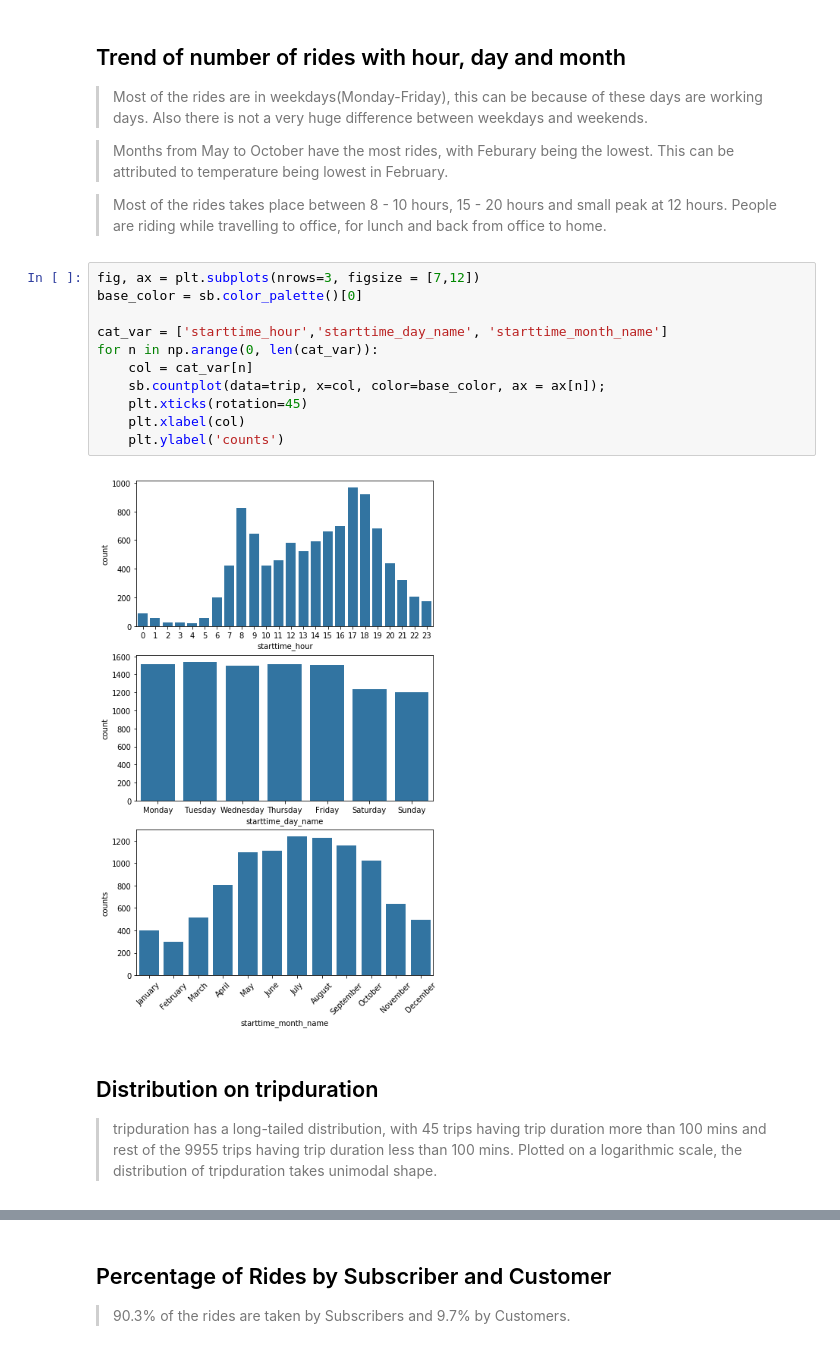
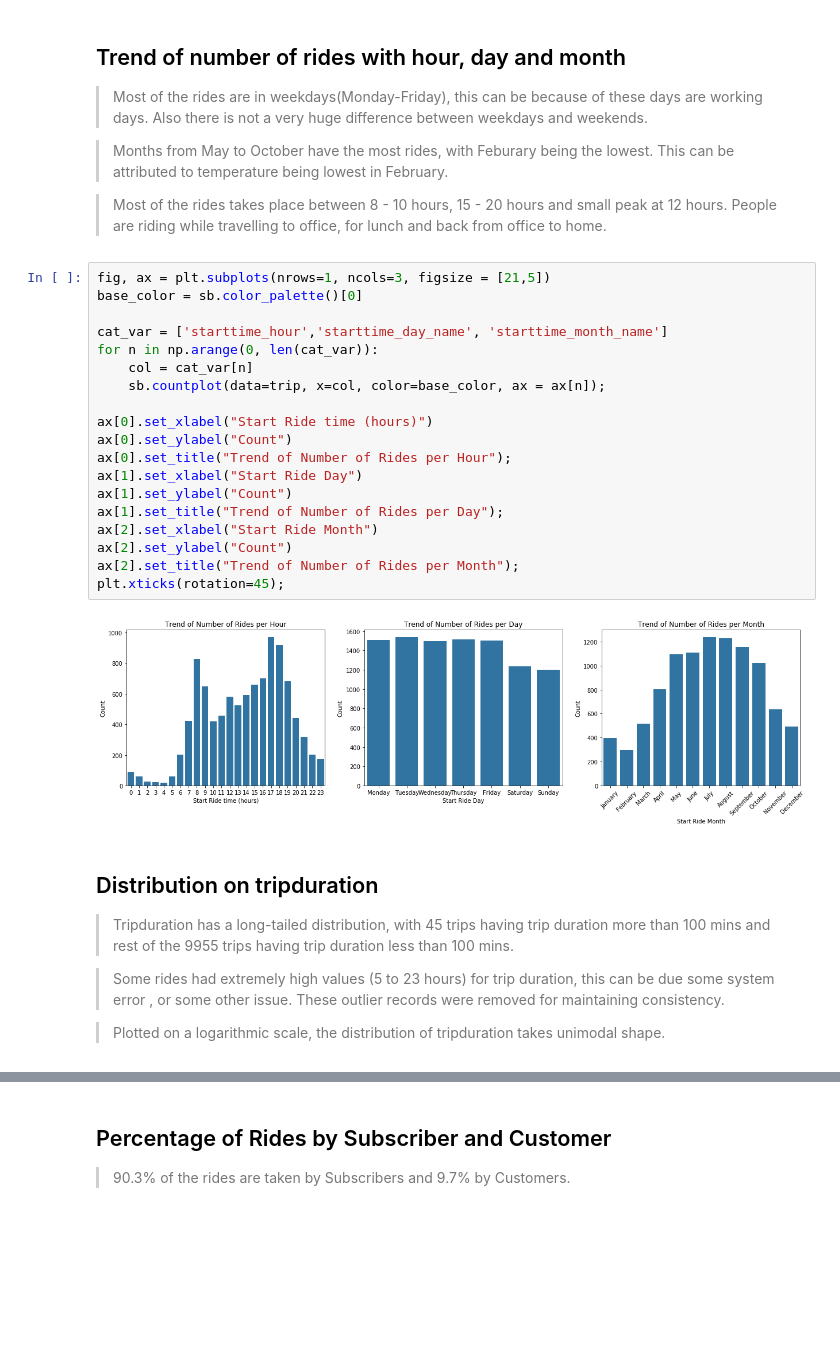
Before and after one commit to Manju-Saini/City-Bike-Data-Analysis-Visualization-Project, a Jupyter notebook: slide_deck_trip_data_new_york.ipynb, the cells around one changed output, grey strips where cells are left out. Cells and saved outputs as stored; diff of their text form; blank space fills up the shorter version.

```diff
--- a/slide_deck_trip_data_new_york.ipynb
+++ b/slide_deck_trip_data_new_york.ipynb
@@ -71,20 +71,32 @@ trip['tripduration_min'] = trip.tripduration/60
 
 > Most of the rides takes place between 8 - 10 hours, 15 - 20 hours and small peak at 12 hours. People are riding while travelling to office, for lunch and back from office to home.
 # %%
-fig, ax = plt.subplots(nrows=3, figsize = [7,12])
+fig, ax = plt.subplots(nrows=1, ncols=3, figsize = [21,5])
 base_color = sb.color_palette()[0]
 
 cat_var = ['starttime_hour','starttime_day_name', 'starttime_month_name']
 for n in np.arange(0, len(cat_var)):
     col = cat_var[n]
     sb.countplot(data=trip, x=col, color=base_color, ax = ax[n]);
-    plt.xticks(rotation=45)
-    plt.xlabel(col)
-    plt.ylabel('counts')
+
+ax[0].set_xlabel("Start Ride time (hours)")
+ax[0].set_ylabel("Count")
+ax[0].set_title("Trend of Number of Rides per Hour");
+ax[1].set_xlabel("Start Ride Day")
+ax[1].set_ylabel("Count")
+ax[1].set_title("Trend of Number of Rides per Day");
+ax[2].set_xlabel("Start Ride Month")
+ax[2].set_ylabel("Count")
+ax[2].set_title("Trend of Number of Rides per Month");
+plt.xticks(rotation=45);
 # %% [output]
-[figure, old version]
+[figure, new version]
 # %% [markdown]
 ## Distribution on tripduration
 
-> tripduration has a long-tailed distribution, with 45 trips having trip duration more than 100 mins and rest of the 9955 trips having trip duration less than 100 mins. Plotted on a logarithmic scale, the distribution of tripduration takes unimodal shape.
+> Tripduration has a long-tailed distribution, with 45 trips having trip duration more than 100 mins and rest of the 9955 trips having trip duration less than 100 mins.
+
+> Some rides had extremely high values (5 to 23 hours) for trip duration, this can be due some system error , or some other issue. These outlier records were removed for maintaining consistency.
+
+> Plotted on a logarithmic scale, the distribution of tripduration takes unimodal shape.
 # %%
```
Also changed, not shown: parts of 13 cells of this notebook.
